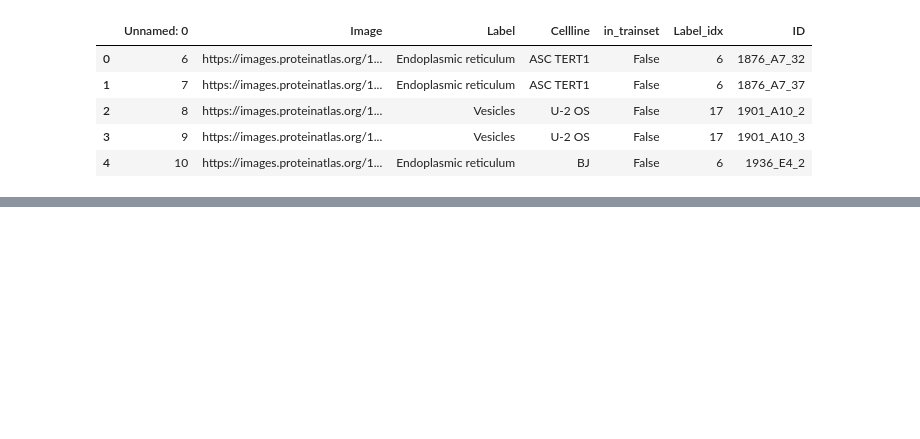
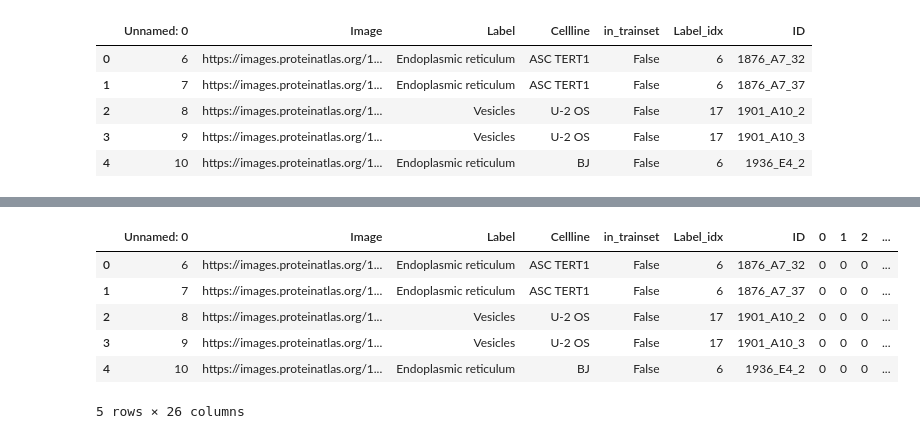
Before and after one commit to yuvaramsingh94/human_protein_atlas, a Jupyter notebook: code/data_manupulator.ipynb, the cells around one changed output, grey strips where cells are left out. Cells and saved outputs as stored; diff of their text form; code cells hidden in the pictures; blank space fills up the shorter version.

Commit message:
external data process done

```diff
--- a/code/data_manupulator.ipynb
+++ b/code/data_manupulator.ipynb
@@ -500,0 +546,2 @@ extra_cutdown_df.to_csv('../data/train_ext/extra_cutdown_data.csv', index= False
+# %%
+extra_actual_df = pd.read_csv('../data/train_ext/extra_data_full.csv')
@@ -500,0 +574,12 @@ extra_cutdown_df.to_csv('../data/train_ext/extra_cutdown_data.csv', index= False
+# %%
+labels = [str(i) for i in range(19)]
+for x in labels: extra_actual_df[x] = extra_actual_df['Label_idx'].apply(lambda r: int(x in r.split('|')))
+extra_actual_df.head()
+# %% [output]
+|  | Unnamed: 0 | Image | Label | Cellline | in_trainset | Label_idx | ID | 0 | 1 | 2 | ... |
+| 0 | 6 | https://images.proteinatlas.org/1... | Endoplasmic reticulum | ASC TERT1 | False | 6 | 1876_A7_32 | 0 | 0 | 0 | ... |
+| 1 | 7 | https://images.proteinatlas.org/1... | Endoplasmic reticulum | ASC TERT1 | False | 6 | 1876_A7_37 | 0 | 0 | 0 | ... |
+| 2 | 8 | https://images.proteinatlas.org/1... | Vesicles | U-2 OS | False | 17 | 1901_A10_2 | 0 | 0 | 0 | ... |
+| 3 | 9 | https://images.proteinatlas.org/1... | Vesicles | U-2 OS | False | 17 | 1901_A10_3 | 0 | 0 | 0 | ... |
+| 4 | 10 | https://images.proteinatlas.org/1... | Endoplasmic reticulum | BJ | False | 6 | 1936_E4_2 | 0 | 0 | 0 | ... |
+5 rows × 26 columns
```
Also changed, not shown: parts of 19 cells of this notebook, 2 other files.
